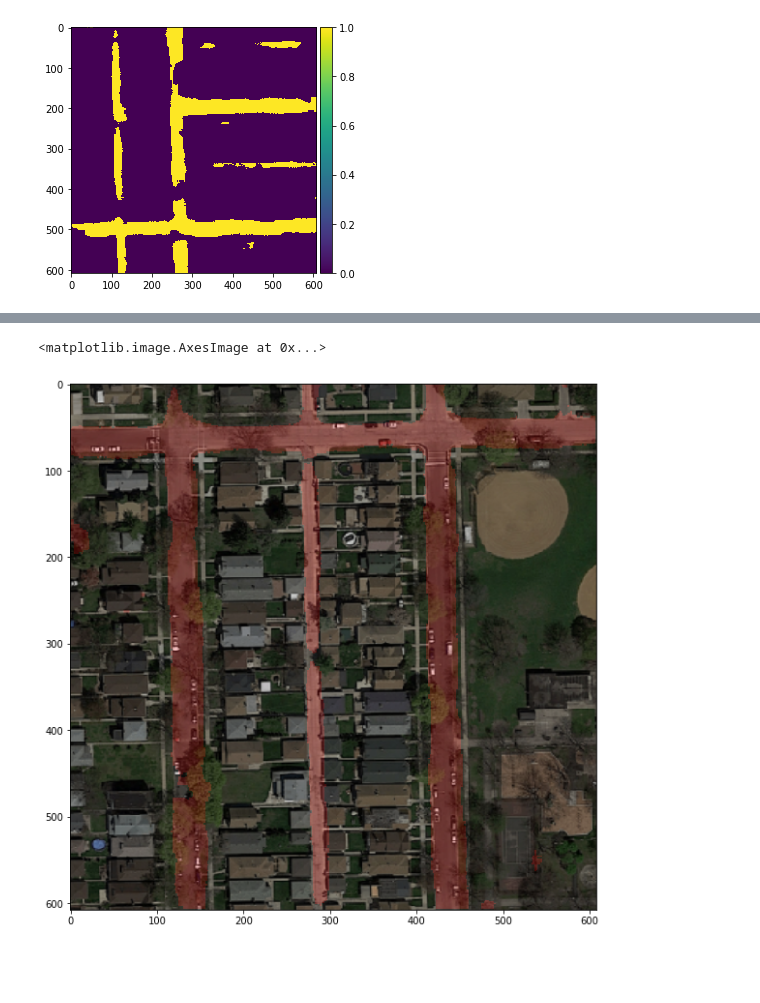
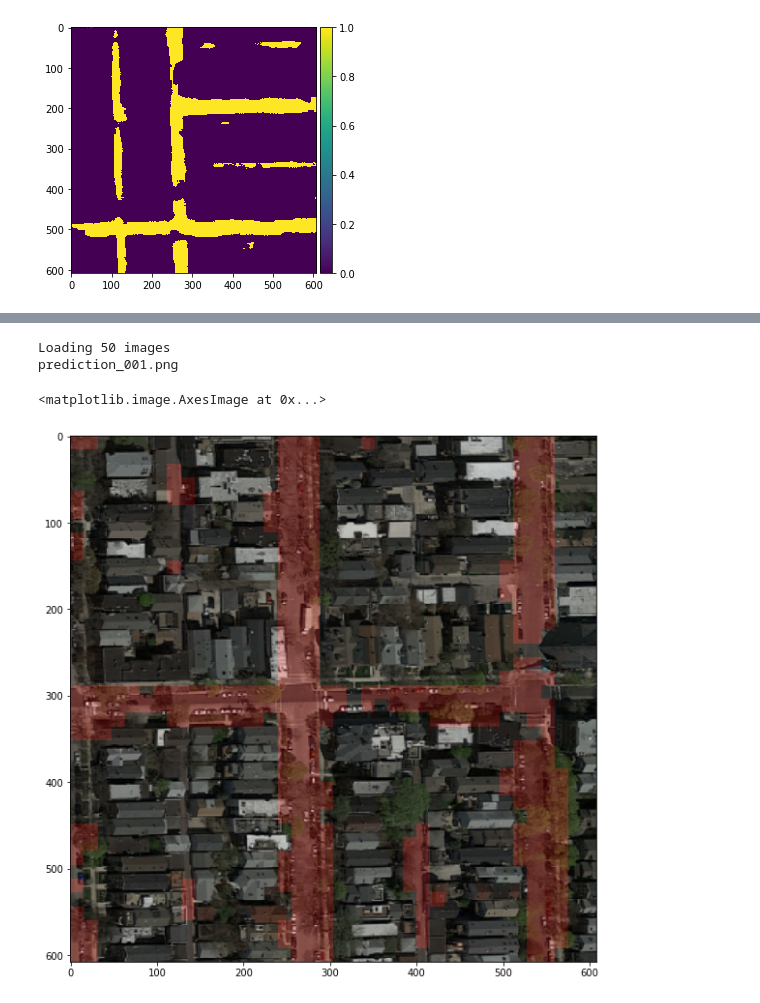
Before and after one commit to hellgheast/ML-Project2, a Jupyter notebook: Untitled.ipynb, the cells around one changed output, grey strips where cells are left out. Saved outputs shown, nothing was run; the diff lists cells and outputs as text; code cells hidden in the pictures; blank space fills up the shorter version.

Commit message:
use 16px blocks to display on the overlay

```diff
--- a/Untitled.ipynb
+++ b/Untitled.ipynb
@@ -504,9 +504,16 @@ def make_img_overlay(img, predicted_img):
     new_img = Image.blend(background, overlay, 0.2)
     return new_img
 # %%
-ix = random.randint(0, len(preds_test_t_s))
+files = os.listdir("test/")
+print("Loading " + str(len(files)) + " images")
+imgs_test = [load_image_label("test/" + files[i]) for i in range(len(files))]
+print(files[0])
+
+ix = random.randint(0, 50)
 plt.figure(figsize=(10, 10))
-plt.imshow(make_img_overlay(X_test_s[ix], preds_test_t_s[ix]))
+plt.imshow(make_img_overlay(X_test_s[ix], imgs_test[ix] * 255))
 # %% [output]
-<matplotlib.image.AxesImage at 0x...>
+Loading 50 images
+prediction_001.png
+<matplotlib.image.AxesImage at 0x...>
-[figure, old version]
+[figure, new version]
```
